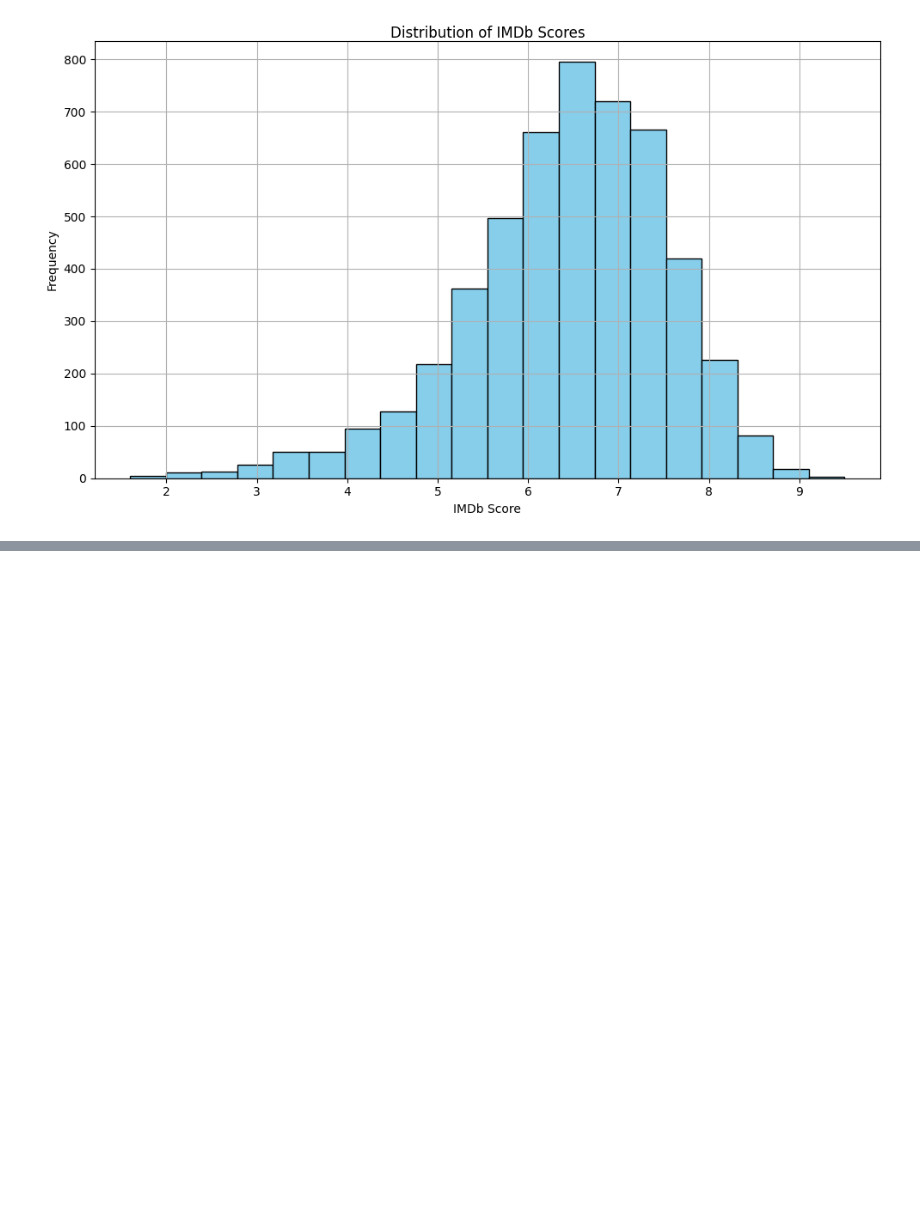
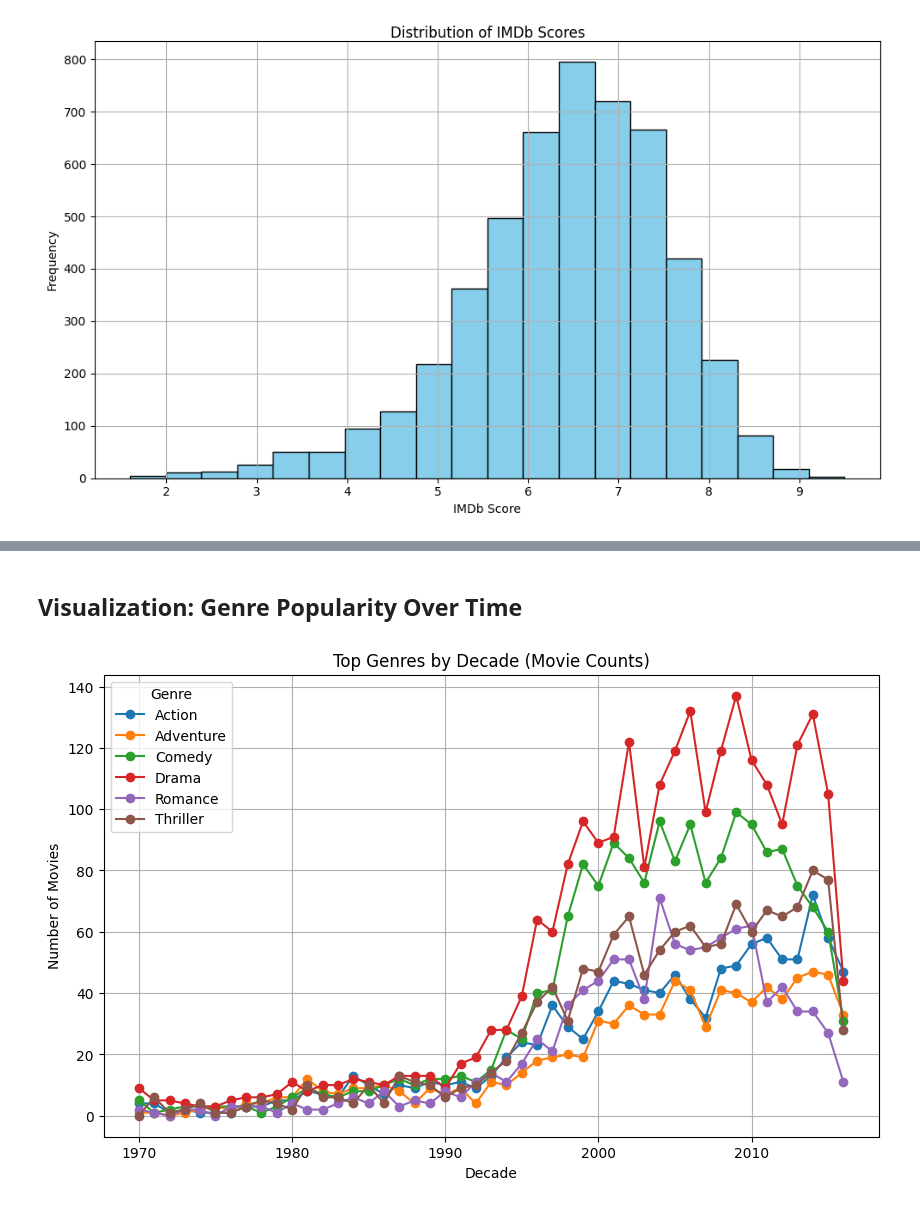
Before and after one commit to HCBrooks-lab/Movie-Project, a Jupyter notebook: Movie_Analysis.ipynb, the cells around one changed output, grey strips where cells are left out. Saved outputs shown, nothing was run; the diff lists cells and outputs as text; code cells hidden in the pictures; blank space fills up the shorter version.

```diff
--- a/Movie_Analysis.ipynb
+++ b/Movie_Analysis.ipynb
@@ -583,0 +661,14 @@ plt.show()
+# %% [markdown]
+## Visualization: Genre Popularity Over Time
+# %%
+pivot_df = genre_trends_df.pivot(index = 'decade', columns = 'genre', values = 'movie_count').fillna(0)
+
+pivot_df.plot(kind = 'line', marker = 'o', figsize = (10, 6))
+plt.title('Top Genres by Decade (Movie Counts)')
+plt.xlabel('Decade')
+plt.ylabel('Number of Movies')
+plt.legend(title = 'Genre')
+plt.grid(True)
+plt.show()
+# %% [output]
+[figure, added]
```
Also changed, not shown: parts of 6 cells of this notebook.
